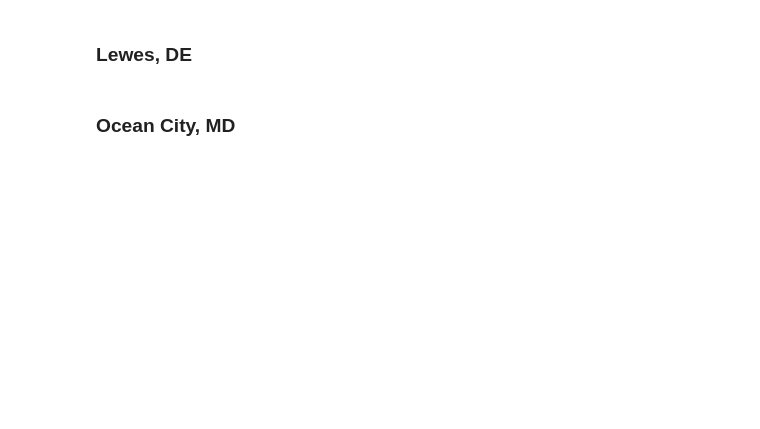
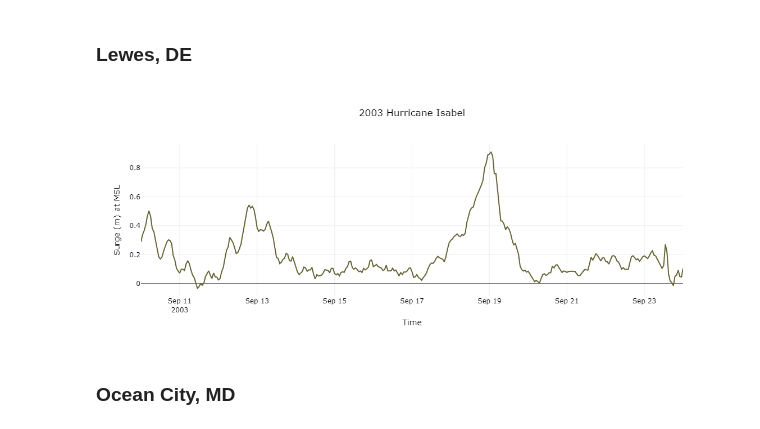
Before and after one commit to Rezaie/Flood_lab_notebooks, a Jupyter notebook: notebooks/notebook_afterCF.ipynb, the cells around one changed output. Saved outputs shown, nothing was run; the diff lists cells and outputs as text; code cells hidden in the pictures; blank space fills up the shorter version.

```diff
--- a/notebooks/notebook_afterCF.ipynb
+++ b/notebooks/notebook_afterCF.ipynb
@@ -164,11 +159,13 @@ interactive = iplot(fig)
 # %% [markdown]
 ### Lewes, DE
 # %%
-data = utils.noaa_surge(8557380,'20030827','20030926')
+data = utils.noaa_surge('8557380','20030827','20030926')
 title,x,y = '2003 Hurricane Isabel','Time','Surge (m) at MSL'
 layout=utils.layout(title,x,y)
 fig = go.Figure(data=data, layout=layout)
 interactive = iplot(fig)
+# %% [output]
+[figure, added]
 # %% [markdown]
 ### Ocean City, MD
 # %%
```
Also changed, not shown: parts of 10 cells of this notebook.
